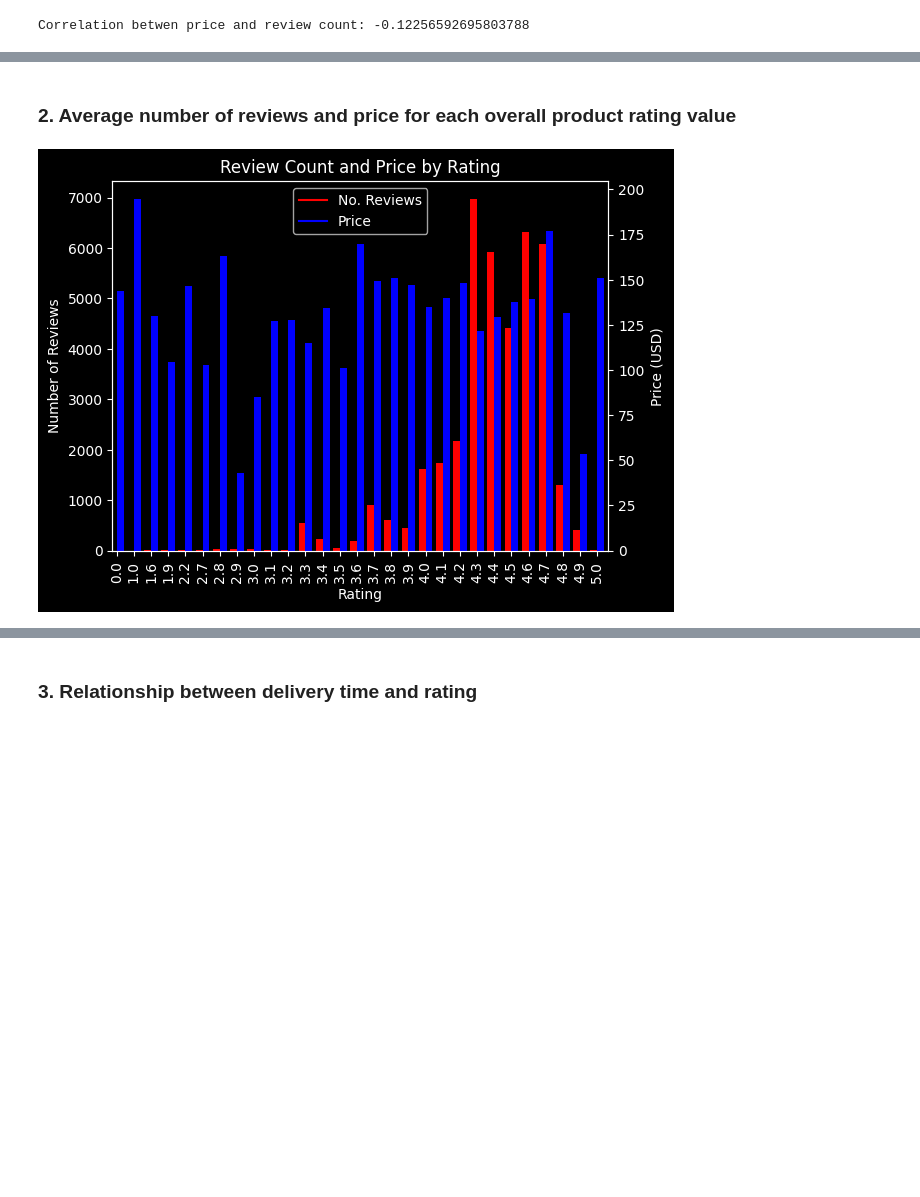
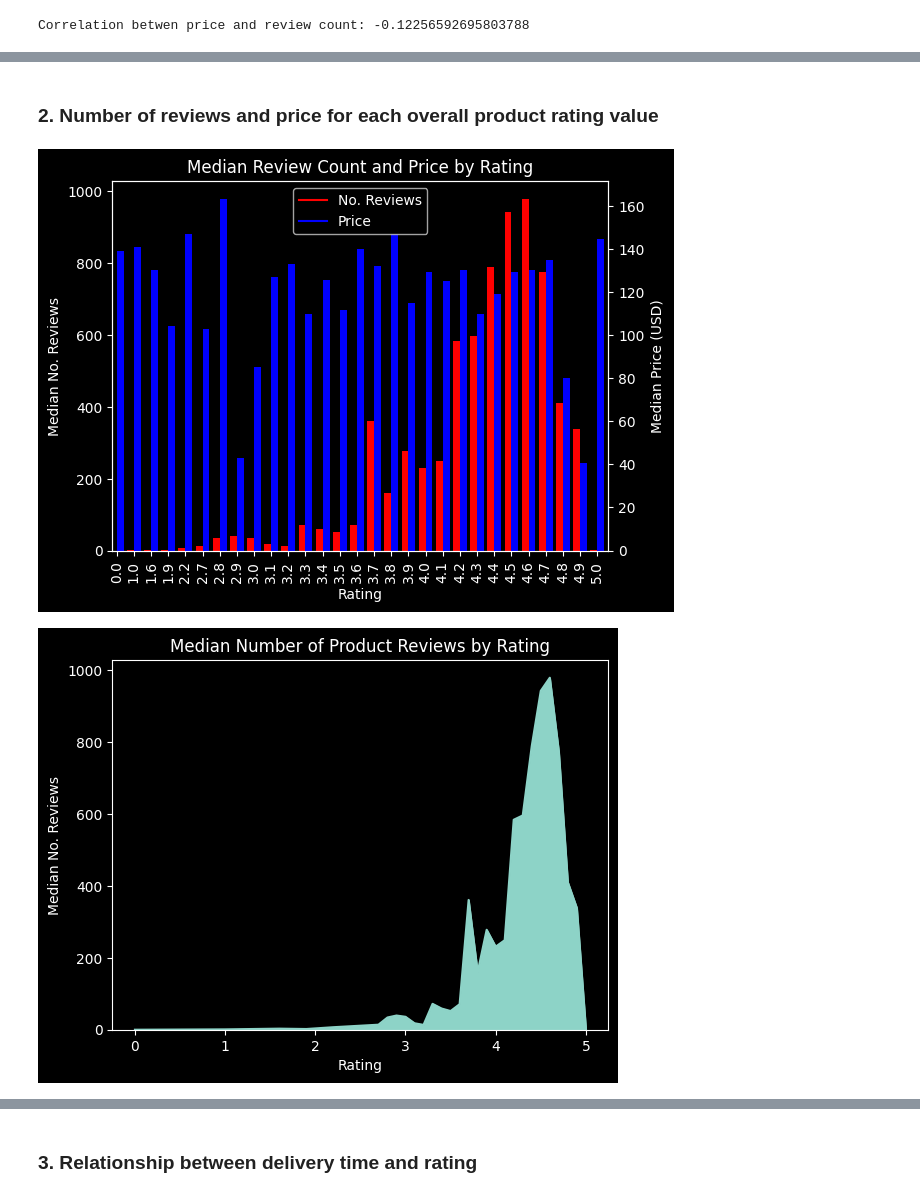
Before and after one commit to dilraj451/Amazon-Ecommerce-Analysis, a Jupyter notebook: eda.ipynb, the cells around one changed output, grey strips where cells are left out. Saved outputs shown, nothing was run; the diff lists cells and outputs as text; code cells hidden in the pictures; blank space fills up the shorter version.

```diff
--- a/eda.ipynb
+++ b/eda.ipynb
@@ -234,0 +241,18 @@ Negligble variation in review count as a function of price
+# %%
+interval = 25
+bins = [a for a in range(0, 1000 + interval, interval)]
+
+labels = [f"${bins[i] + .01} - ${format(float(bins[i+1]), '.2f')}" for i in range(len(bins)-1)]
+
+df['Price Binned'] = pd.cut(df['price'], bins=bins, labels=labels, right=False)
+price_med_review = df.groupby('Price Binned')['reviewsCount'].median().reset_index()
+
+price_med_review.plot.area(x='Price Binned', y='reviewsCount', legend=False)
+plt.xticks(rotation=45)
+plt.xlabel("Product Price Range (USD)")
+plt.ylabel("Median No. Product Reviews")
+plt.title("Median Number of Product Reviews by Product Price Range")
+plt.show()
+plt.close()
+
+price_med_review
@@ -235,34 +281,42 @@ Negligble variation in review count as a function of price
 # %% [markdown]
-### 2. Average number of reviews and price for each overall product rating value
+### 2. Number of reviews and price for each overall product rating value
 # %%
 df_rating = df.groupby('stars')
-avg_review_rating = df_rating['reviewsCount'].mean()
-avg_price_rating = df_rating['price'].mean()
+avg_review_rating = df_rating['reviewsCount'].median()
+avg_price_rating = df_rating['price'].median()
 
 avg_rating_data = pd.concat([avg_review_rating, avg_price_rating], axis=1)
 
 fig = plt.figure() # Create matplotlib figure
 
 ax = fig.add_subplot(111) # Create matplotlib axes
 ax2 = ax.twinx() # Create another axes that shares the same x-axis as ax.
 
 width = 0.4
 
 avg_rating_data['reviewsCount'].plot(kind='bar', color='red', ax=ax, width=width, position=1)
 avg_rating_data['price'].plot(kind='bar', color='blue', ax=ax2, width=width, position=0)
 
-ax.set_ylabel('Number of Reviews')
-ax2.set_ylabel('Price (USD)')
+ax.set_ylabel('Median No. Reviews')
+ax2.set_ylabel('Median Price (USD)')
 ax.set_xlabel('Rating')
-ax.set_title('Review Count and Price by Rating')
+ax.set_title('Median Review Count and Price by Rating')
 
 handles = [plt.Line2D([], [], color='red', label='No. Reviews'),
            plt.Line2D([], [], color='blue', label='Price')]
 labels = ['No. Reviews', 'Price']
-plt.style.use('dark_background')
 plt.legend(handles=handles, labels=labels, loc='upper center')
 
 plt.show()
 plt.close()
+
+df_que_rat = df.groupby('stars')['reviewsCount'].median().reset_index().sort_values('stars', ascending=True)
+df_que_rat.plot.area(x='stars', y='reviewsCount', legend=False)
+plt.xlabel('Rating')
+plt.ylabel('Median No. Reviews')
+plt.title('Median Number of Product Reviews by Rating')
+plt.show()
+plt.close()
 # %% [output]
-[figure, old version]
+[figure, new version]
+[figure, added]
```
Also changed, not shown: parts of 38 cells of this notebook.
